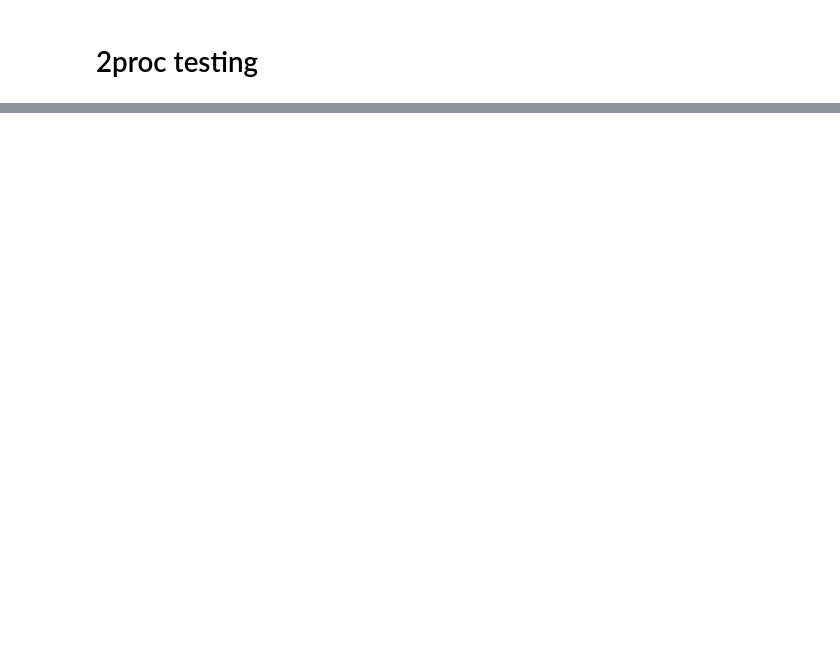
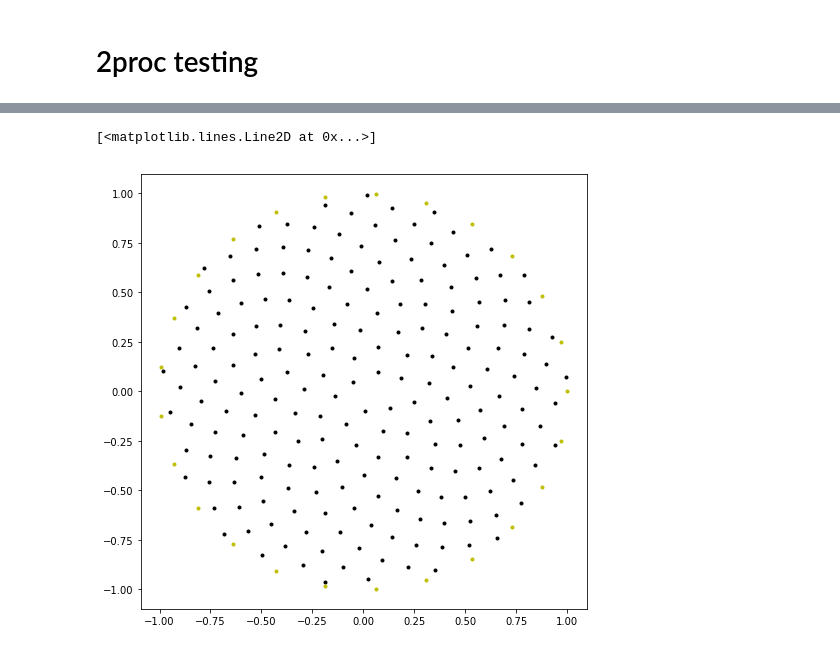
Before and after one commit to shawsa/m566, a Jupyter notebook: project_code/disk_decomp.ipynb, the cells around one changed output, grey strips where cells are left out. Saved outputs shown, nothing was run; the diff lists cells and outputs as text; code cells hidden in the pictures; blank space fills up the shorter version.

Commit message:
working on node ordering

```diff
--- a/project_code/disk_decomp.ipynb
+++ b/project_code/disk_decomp.ipynb
@@ -333,0 +269,29 @@ KeyError: 2
+# %%
+def halton(n):
+    inner_nodes = halton_sequence(1,n,2).T
+    inner_nodes = np.array([(np.sqrt(x)*np.cos(2*np.pi*y),
+                             np.sqrt(x)*np.sin(2*np.pi*y))
+                            for (x,y) in inner_nodes])
+    return inner_nodes
+
+def vogel(n):
+    theta_hat = np.pi*(3-np.sqrt(5))
+    inner_nodes = np.array([ (np.sqrt(i/n)*np.cos(i*theta_hat),
+                              np.sqrt(i/n)*np.sin(i*theta_hat)) for i in range(1,n+1)])
+    return inner_nodes
+
+
+def boundary_param(t):
+    return (np.cos(2*np.pi*t), np.sin(2*np.pi*t))
+# %%
+n = 200
+n_boundary = 25
+inner_nodes = vogel(n)
+boundary_nodes = np.array([ boundary_param(t) for t in np.linspace(0,1,n_boundary, endpoint=False).ravel()])
+
+plt.figure(figsize=(8,8))
+plt.plot(inner_nodes[:,0], inner_nodes[:,1],'k.')
+plt.plot(boundary_nodes[:,0], boundary_nodes[:,1], 'y.')
+# %% [output]
+[<matplotlib.lines.Line2D at 0x...>]
+[figure, added]
```
Also changed, not shown: parts of 19 cells of this notebook.
